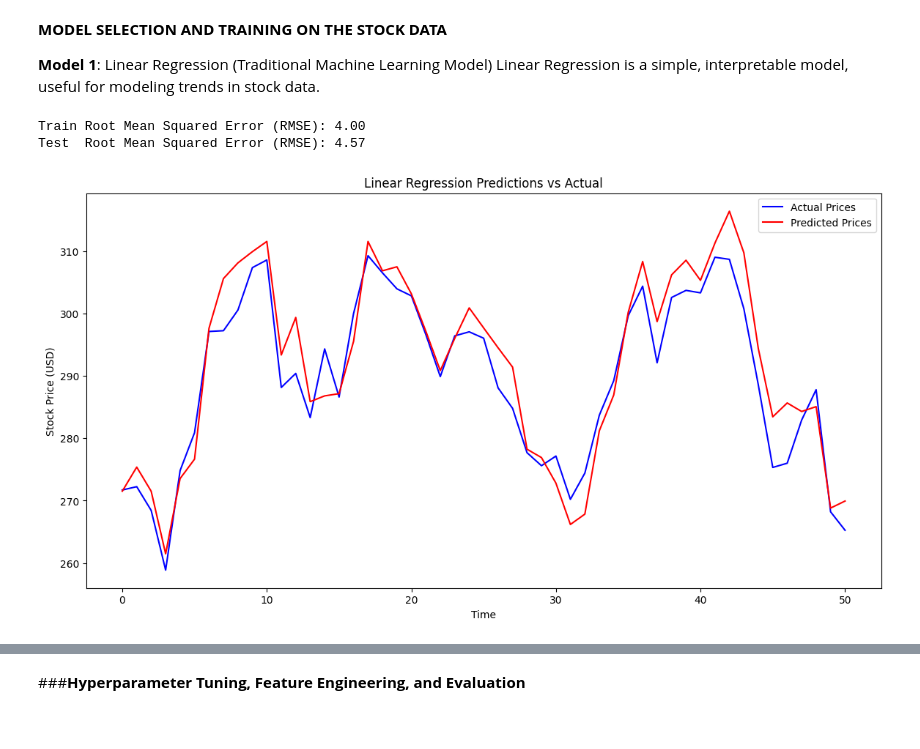
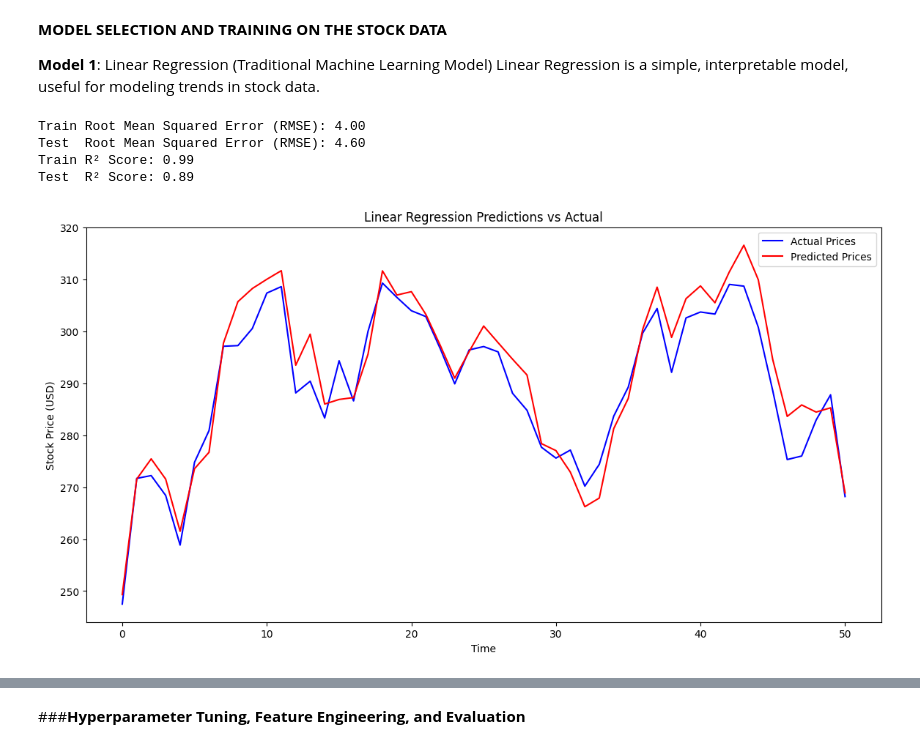
Before and after one commit to OnyedikachiOnwuachuke/Stock-Price-Prediction-Using-Sentiment-Analysis, a Jupyter notebook: PREDICTING_TESLA_STOCK_PRICE_USING_SENTIMENT_ANALYSIS.ipynb, the cells around one changed output, grey strips where cells are left out. Drawn from its saved outputs; the diff is of its cells as text; code cells hidden in the pictures.

```diff
--- a/PREDICTING_TESLA_STOCK_PRICE_USING_SENTIMENT_ANALYSIS.ipynb
+++ b/PREDICTING_TESLA_STOCK_PRICE_USING_SENTIMENT_ANALYSIS.ipynb
@@ -97,7 +97,7 @@ TSLA.info
 # %%
 # To display, describe and give the necessary information about the stock data
-stock_data = TSLA.history(period="max")
-stock_data
+stock_data = TSLA.history(period="max", end=end_date)
+stock_data.head()
 # %% [output]
 |  | Open | High | Low | Close | Volume | Dividends | Stock Splits |
 | Date |  |  |  |  |  |  |  |
@@ -631,37 +569,45 @@ Linear Regression is a simple, interpretable model, useful for modeling trends i
 # %%
 # Train a Linear Regression Model
 linear_model = LinearRegression()
 linear_model.fit(X_train, y_train)
 
-# Make predictions on the test set
-y_train_pred = linear_model.predict(X_train)
-y_test_pred = linear_model.predict(X_test)
+# Make predictions on the train and test sets
+linear_train_pred = linear_model.predict(X_train)
+linear_test_pred = linear_model.predict(X_test)
 
 # Convert y_train and y_test to NumPy arrays before reshaping
-y_train_actual = scaler_y.inverse_transform(y_train.reshape(-1, 1))  # Reshaping to 2D for inverse_transform
-y_test_actual = scaler_y.inverse_transform(y_test.reshape(-1, 1))    # Reshaping to 2D for inverse_transform
-y_train_pred_actual = scaler_y.inverse_transform(y_train_pred.reshape(-1, 1))
-y_test_pred_actual = scaler_y.inverse_transform(y_test_pred.reshape(-1, 1))
+linear_train_actual = scaler_y.inverse_transform(y_train.reshape(-1, 1))  # Reshaping to 2D for inverse_transform
+linear_test_actual = scaler_y.inverse_transform(y_test.reshape(-1, 1))    # Reshaping to 2D for inverse_transform
+linear_train_pred_actual = scaler_y.inverse_transform(linear_train_pred.reshape(-1, 1))
+linear_test_pred_actual = scaler_y.inverse_transform(linear_test_pred.reshape(-1, 1))
 
 # Evaluate the model using RMSE
-train_rmse = np.sqrt(mean_squared_error(y_train_actual, y_train_pred_actual))
-test_rmse = np.sqrt(mean_squared_error(y_test_actual, y_test_pred_actual))
+linear_train_rmse = np.sqrt(mean_squared_error(linear_train_actual, linear_train_pred_actual))
+linear_test_rmse = np.sqrt(mean_squared_error(linear_test_actual, linear_test_pred_actual))
 
-print(f"Train Root Mean Squared Error (RMSE): {train_rmse:.2f}")
-print(f"Test  Root Mean Squared Error (RMSE): {test_rmse:.2f}")
+# Evaluate the model using R² score
+linear_train_r2 = r2_score(linear_train_actual, linear_train_pred_actual)
+linear_test_r2 = r2_score(linear_test_actual, linear_test_pred_actual)
+
+print(f"Train Root Mean Squared Error (RMSE): {linear_train_rmse:.2f}")
+print(f"Test  Root Mean Squared Error (RMSE): {linear_test_rmse:.2f}")
+print(f"Train R² Score: {linear_train_r2 :.2f}")
+print(f"Test  R² Score: {linear_test_r2:.2f}")
 
 # Visualizing predictions vs actual values for the test set
 plt.figure(figsize=(14, 7))
-plt.plot(y_test_actual, label='Actual Prices', color='blue')
-plt.plot(y_test_pred_actual, label='Predicted Prices', color='red')
+plt.plot(linear_test_actual, label='Actual Prices', color='blue')
+plt.plot(linear_test_pred_actual, label='Predicted Prices', color='red')
 plt.title('Linear Regression Predictions vs Actual')
 plt.xlabel('Time')
 plt.ylabel('Stock Price (USD)')
 plt.legend()
 plt.show()
 # %% [output]
 Train Root Mean Squared Error (RMSE): 4.00
-Test  Root Mean Squared Error (RMSE): 4.57
+Test  Root Mean Squared Error (RMSE): 4.60
+Train R² Score: 0.99
+Test  R² Score: 0.89
-[figure, old version]
+[figure, new version]
 # %%
 # Build and train XGB model
```
Also changed, not shown: parts of 58 cells of this notebook.
